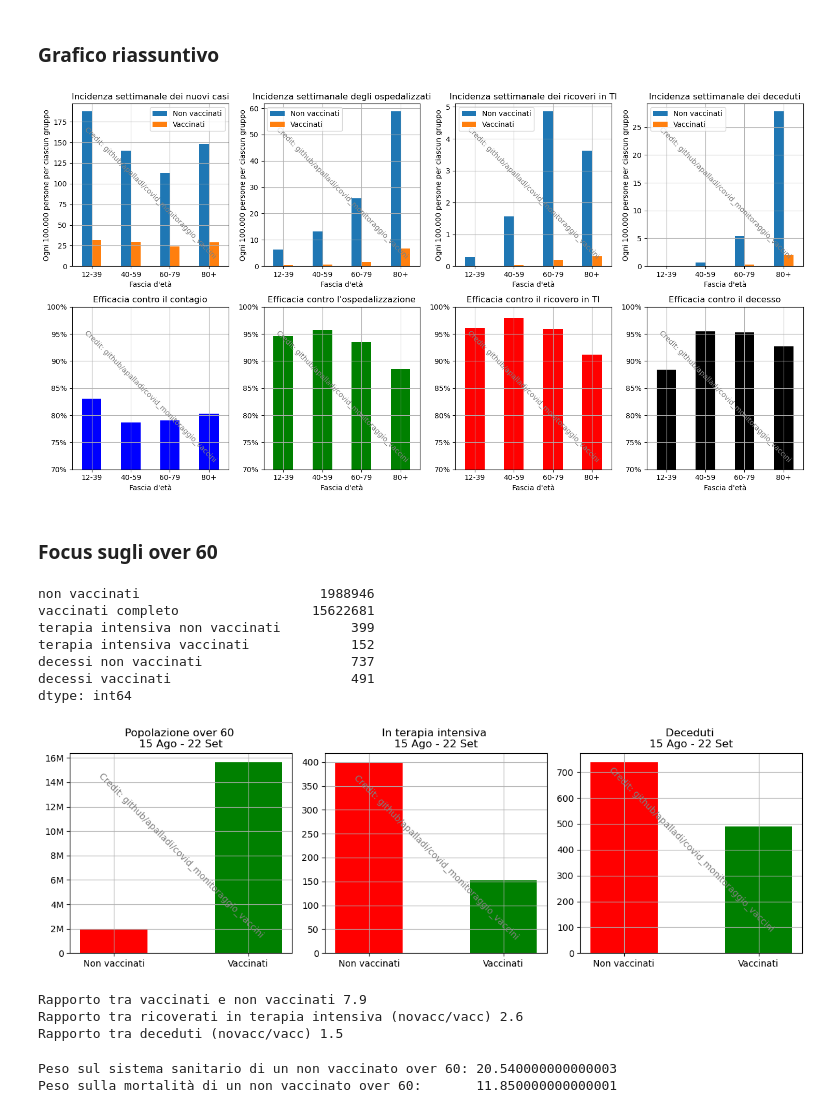
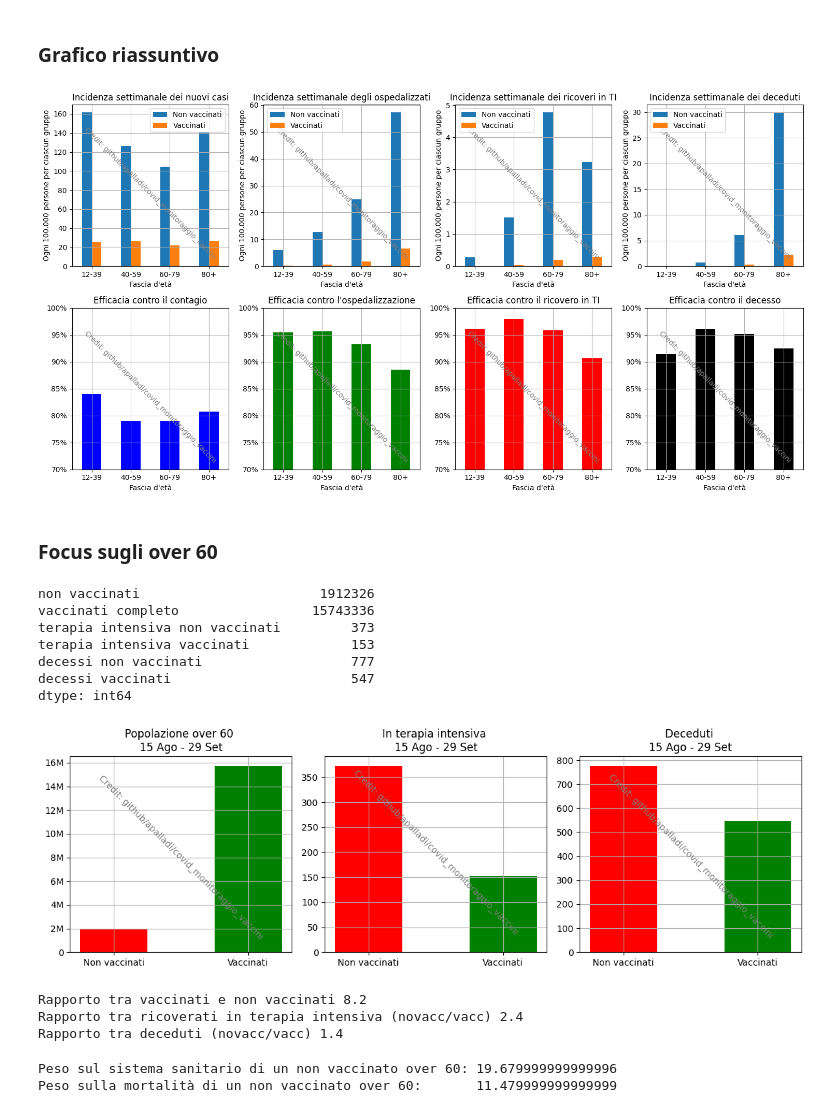
Before and after one commit to apalladi/covid_vaccini_monitoraggio, a Jupyter notebook: Notebooks/efficacia_vaccini.ipynb, the cells around one changed output. Drawn from its saved outputs; the diff is of its cells as text; code cells hidden in the pictures.

Commit message:
Aggiornamento dati al 29/09/2021
Signed-off-by: enricocid <enrico2588@gmail.com>

```diff
--- a/Notebooks/efficacia_vaccini.ipynb
+++ b/Notebooks/efficacia_vaccini.ipynb
@@ -9,7 +9,7 @@ plt.style.use('default')
 Report del 15 Settembre, https://www.epicentro.iss.it/coronavirus/bollettino/Bollettino-sorveglianza-integrata-COVID-19_15-settembre-2021.pdf
 I dati si riferiscono ai 30 giorni precedenti
 # %%
-df_età = pd.read_csv('../dati/data_iss_età_2021-09-22.csv', sep=';')
+df_età = pd.read_csv('../dati/data_iss_età_2021-09-29.csv', sep=';')
 
 df_età
 # %% [output]
@@ -214,7 +214,7 @@ plt.tight_layout()
 plt.savefig('../risultati/tassi_efficacia.png', dpi=300)
 plt.show()
 # %% [output]
-[figure, old version]
+[figure, new version]
 # %% [markdown]
 ### Focus sugli over 60
 # %%
@@ -224,12 +224,12 @@ df_over60 = df_età.loc[[2,3], ['non vaccinati', 'vaccinati completo',
 
 df_over60
 # %% [output]
-non vaccinati                       1988946
-vaccinati completo                 15622681
-terapia intensiva non vaccinati         399
-terapia intensiva vaccinati             152
-decessi non vaccinati                   737
-decessi vaccinati                       491
+non vaccinati                       1912326
+vaccinati completo                 15743336
+terapia intensiva non vaccinati         373
+terapia intensiva vaccinati             153
+decessi non vaccinati                   777
+decessi vaccinati                       547
 dtype: int64
 # %%
 over60_array = np.array(df_over60)
@@ -240,37 +240,37 @@ plt.bar(0, over60_array[0], width=0.5, color='red')
 plt.bar(1, over60_array[1], width=0.5, color='green')
 plt.xticks([0, 1], ['Non vaccinati', 'Vaccinati'])
 plt.yticks(10**6*np.arange(0, 17, 2), ['0', '2M', '4M', '6M', '8M', '10M', '12M', '14M', '16M'])
 plt.grid()
-plt.title('Popolazione over 60 \n15 Ago - 22 Set')
+plt.title('Popolazione over 60 \n15 Ago - 29 Set')
 plt.text(0.5, 8e6, 'Credit: github/apalladi/covid_monitoraggio_vaccini',
         fontsize=10, color='grey', alpha=1,
         ha='center', va='center', rotation=-45)
 
 plt.subplot(1, 3, 2)
 plt.bar(0, over60_array[2], width=0.5, color='red')
 plt.bar(1, over60_array[3], width=0.5, color='green')
 plt.xticks([0, 1], ['Non vaccinati', 'Vaccinati'])
 plt.grid()
-plt.title('In terapia intensiva \n15 Ago - 22 Set')
+plt.title('In terapia intensiva \n15 Ago - 29 Set')
 plt.text(0.5, 200, 'Credit: github/apalladi/covid_monitoraggio_vaccini',
         fontsize=10, color='grey', alpha=1,
         ha='center', va='center', rotation=-45)
 
 plt.subplot(1, 3, 3)
 plt.bar(0, over60_array[4], width=0.5, color='red')
 plt.bar(1, over60_array[5], width=0.5, color='green')
 plt.xticks([0, 1], ['Non vaccinati', 'Vaccinati'])
 plt.grid()
-plt.title('Deceduti \n15 Ago - 22 Set')
+plt.title('Deceduti \n15 Ago - 29 Set')
 plt.text(0.5, 400, 'Credit: github/apalladi/covid_monitoraggio_vaccini',
         fontsize=10, color='grey', alpha=1,
         ha='center', va='center', rotation=-45)
 
 plt.tight_layout()
 plt.savefig('../risultati/focus_over60.png', dpi=300)
 plt.show()
 # %% [output]
-[figure, old version]
+[figure, new version]
 # %%
 ratio_vacc_novacc = round(over60_array[1]/over60_array[0], 1)
 ratio_terint = round(over60_array[2]/over60_array[3], 1)
@@ -280,12 +280,12 @@ print('Rapporto tra vaccinati e non vaccinati', ratio_vacc_novacc)
 print('Rapporto tra ricoverati in terapia intensiva (novacc/vacc)', ratio_terint)
 print('Rapporto tra deceduti (novacc/vacc)', ratio_dec)
 # %% [output]
-Rapporto tra vaccinati e non vaccinati 7.9
-Rapporto tra ricoverati in terapia intensiva (novacc/vacc) 2.6
-Rapporto tra deceduti (novacc/vacc) 1.5
+Rapporto tra vaccinati e non vaccinati 8.2
+Rapporto tra ricoverati in terapia intensiva (novacc/vacc) 2.4
+Rapporto tra deceduti (novacc/vacc) 1.4
 # %%
 print('Peso sul sistema sanitario di un non vaccinato over 60:', ratio_vacc_novacc*ratio_terint)
 print('Peso sulla mortalità di un non vaccinato over 60:      ', ratio_vacc_novacc*ratio_dec)
 # %% [output]
-Peso sul sistema sanitario di un non vaccinato over 60: 20.540000000000003
-Peso sulla mortalità di un non vaccinato over 60:       11.850000000000001
+Peso sul sistema sanitario di un non vaccinato over 60: 19.679999999999996
+Peso sulla mortalità di un non vaccinato over 60:       11.479999999999999
```
Also changed, not shown: parts of 4 cells of this notebook, 12 other files.
